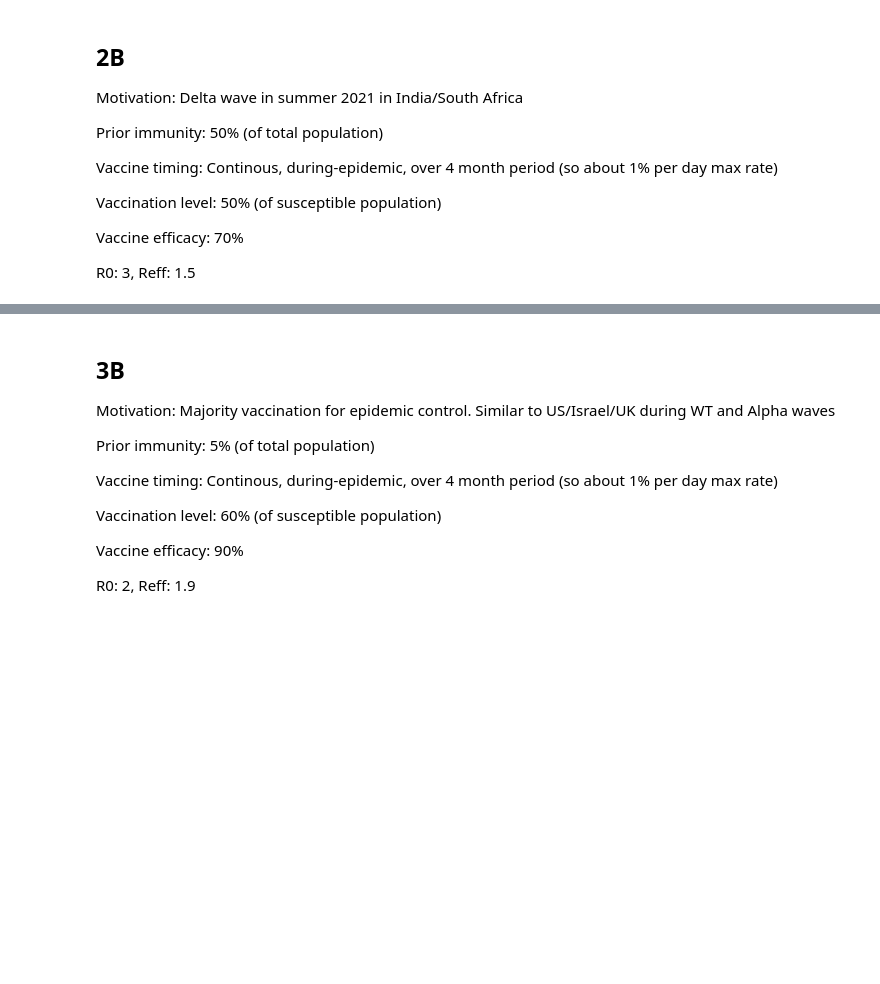
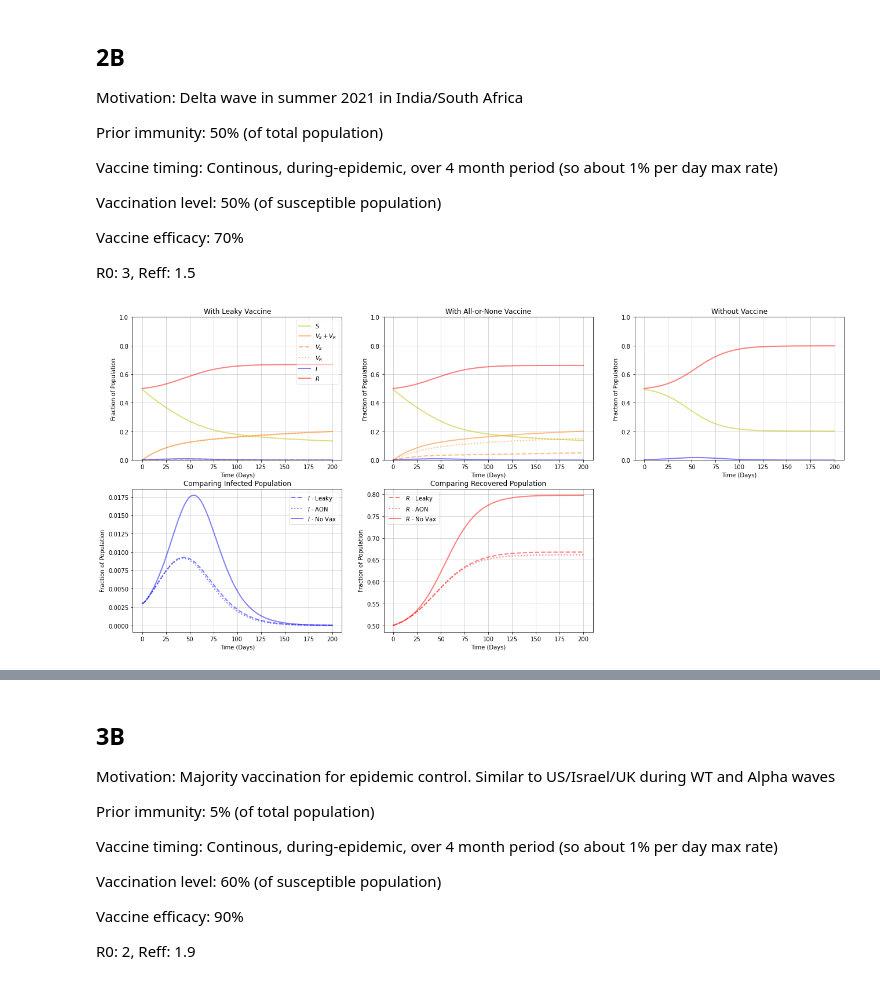
Before and after one commit to anjalika-nande/VaccineEfficacy, a Jupyter notebook: WORKING/Scenarios_contvax_timeseries.ipynb, the cells around one changed output, grey strips where cells are left out. Saved outputs shown, nothing was run; the diff lists cells and outputs as text; code cells hidden in the pictures; blank space fills up the shorter version.

Commit message:
modifying parameters

```diff
--- a/WORKING/Scenarios_contvax_timeseries.ipynb
+++ b/WORKING/Scenarios_contvax_timeseries.ipynb
@@ -162,3 +273,41 @@ Vaccination level: 50% (of susceptible population)
 Vaccine efficacy: 70%
 
 R0: 3, Reff: 1.5
+# %%
+# vax campaign is slowing epidemic, but not stopping it
+# why is the difference so small - everyone is getting infected/exposed/or vaccinated
+
+
+### define parameter values
+sigma = 1/4; gamma = 1/4; R0 = 3; beta = R0 * gamma; t = 200
+#fc = 1/eps * (1 - 1/R0)
+
+# initial conditions based on prior immunity
+s0 = 0.494; e0 = 0.003; i0 = 0.003; r0 = 0.5
+y0 = [s0, e0, i0, r0]
+
+# vaccine efficacy
+eps = 0.7
+
+# vaccine timing
+tv = -1 # start vaccinating at the beginning
+v = 0.01 # 1% (of susceptible) per day max rate
+# calculated by v*s0 = 0.01, or should it just be v = 0.01?
+
+# vaccination level
+fv = s0 * 0.5
+
+# no vaccination
+sol = solve_ivp(seir_ivp, [0, t], y0, args=(beta, sigma, gamma), dense_output=True, t_eval = np.linspace(0, t, t+1))
+
+### run model - instantaneous vaccination
+# leaky
+sim_leaky_0_below = run_modified_seir_ivp_cont(y0, t, tv, beta, sigma, gamma, fv, eps, v, mode = 'leaky')
+
+# aon
+sim_aon_0_below = run_modified_seir_ivp_cont(y0, t, tv, beta, sigma, gamma, fv, eps, v, mode = 'aon')
+
+### plot time-series plot
+plot_timeseries(sol.y, sim_leaky_0_below, sim_aon_0_below, savefig=False)
+# %% [output]
+[figure, added]
```
Also changed, not shown: parts of 10 cells of this notebook.
